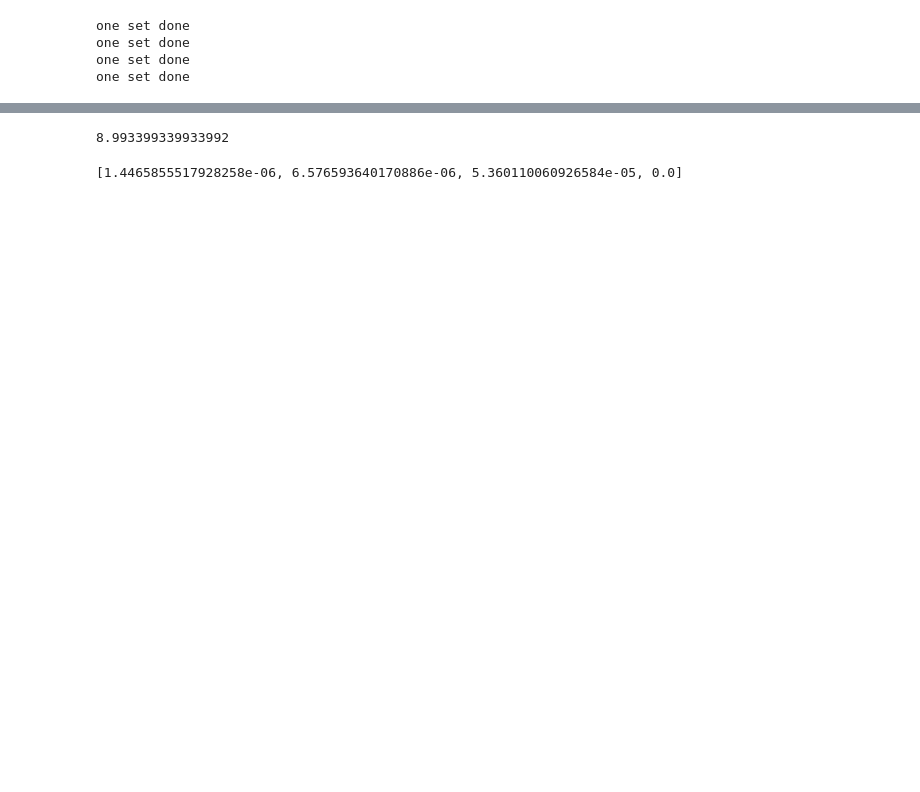
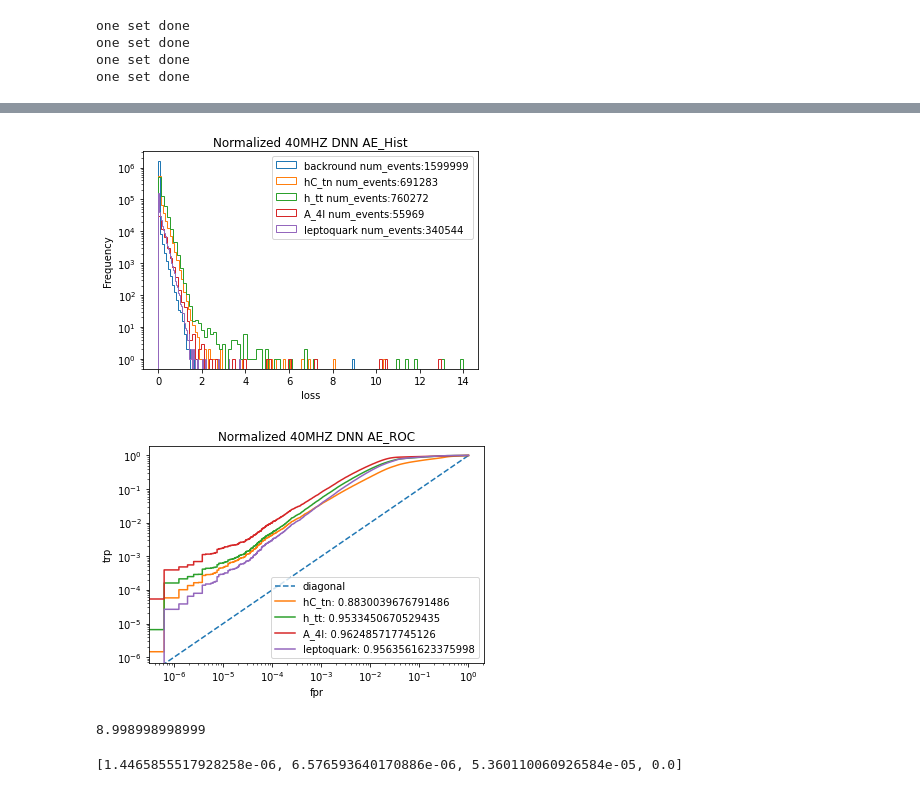
Before and after one commit to max-cohen54/AD_trigger_training, a Jupyter notebook: analysis_notebooks/40MHZ_analyses.ipynb, the cells around one changed output, grey strips where cells are left out. Saved outputs shown, nothing was run; the diff lists cells and outputs as text; code cells hidden in the pictures; blank space fills up the shorter version.

Commit message:
added analyses code and re-did analyses of 40MHZ signals

```diff
--- a/analysis_notebooks/40MHZ_analyses.ipynb
+++ b/analysis_notebooks/40MHZ_analyses.ipynb
@@ -80,16 +80,16 @@ class Model_Evaluator():
 
 
   def histogram(self,bins):
-    plt.hist(self.br_loss,bins=bins,histtype='step',label='backround')
+    plt.hist(self.br_loss,bins=bins,histtype='step',label='backround num_events:{}'.format(len(self.br_loss)))
     for i,batch in enumerate(self.signal_loss):
-      plt.hist(batch,bins=bins,histtype='step',label=self.labels[i])
+      plt.hist(batch,bins=bins,histtype='step',label=str(self.labels[i+1])+" num_events:{}".format(len(batch)))
     plt.xlabel('loss')
     plt.ylabel('Frequency')
     plt.yscale('log')
     plt.title("{}_Hist".format(self.title))
     plt.legend()
     if self.saveplots==True:
-      plt.savefig("/Users/limsherm/Documents/Liam Rotation Coding Work/Data_Playaround/pt_normalization/{}_Hist.png".format(self.title), format="png", bbox_inches="tight")
+      plt.savefig("/eos/home-w/wsherman/AD_Work/ML_git_repo/AD_trigger_training/analyses_plots/{}_Hist.png".format(self.title), format="png", bbox_inches="tight")
     plt.show()
 
   def ROC(self):
@@ -113,7 +113,7 @@ class Model_Evaluator():
     plt.title("{}_ROC".format(self.title))
     plt.legend()
     if self.saveplots==True:
-      plt.savefig("/Users/limsherm/Documents/Liam Rotation Coding Work/Data_Playaround/pt_normalization/{}_ROC.png".format(self.title), format="png", bbox_inches="tight")
+      plt.savefig("/eos/home-w/wsherman/AD_Work/ML_git_repo/AD_trigger_training/analyses_plots/{}_ROC.png".format(self.title), format="png", bbox_inches="tight")
     plt.show()
 
   def Find_AD_Cutoff(self,br_rate,desired_rate,starting_AD):
@@ -253,7 +253,7 @@ one set done
 one set done
 one set done
 # %%
-evaluation=Model_Evaluator('/eos/home-w/wsherman/AD_Work/ML_git_repo/AD_trigger_training/trained_models/40MHZ_norm_DNN.keras',Data_Test_Flat,normed_signals,title='Normalized 40MHZ DNN AE', save=False,labels=sig_label)
+evaluation=Model_Evaluator('/eos/home-w/wsherman/AD_Work/ML_git_repo/AD_trigger_training/trained_models/40MHZ_norm_DNN.keras',Data_Test_Flat,normed_signals,title='Normalized 40MHZ DNN AE', save=True,labels=sig_label)
 evaluation.calculate_loss(1024)
 evaluation.histogram(bins=100)
 evaluation.ROC()
@@ -263,7 +266,9 @@ evaluation.ROC()
+[figure, added]
+[figure, added]
 # %%
-evaluation.Find_AD_Cutoff(40*10**6,10,15)
+evaluation.Find_AD_Cutoff(40*10**6,10,10)
 # %% [output]
-8.993399339933992
+8.998998998999
 # %%
 evaluation.calculate_sensitivity(40*10**6)
 # %% [output]
```
Also changed, not shown: parts of 2 cells of this notebook, 2 other files.
